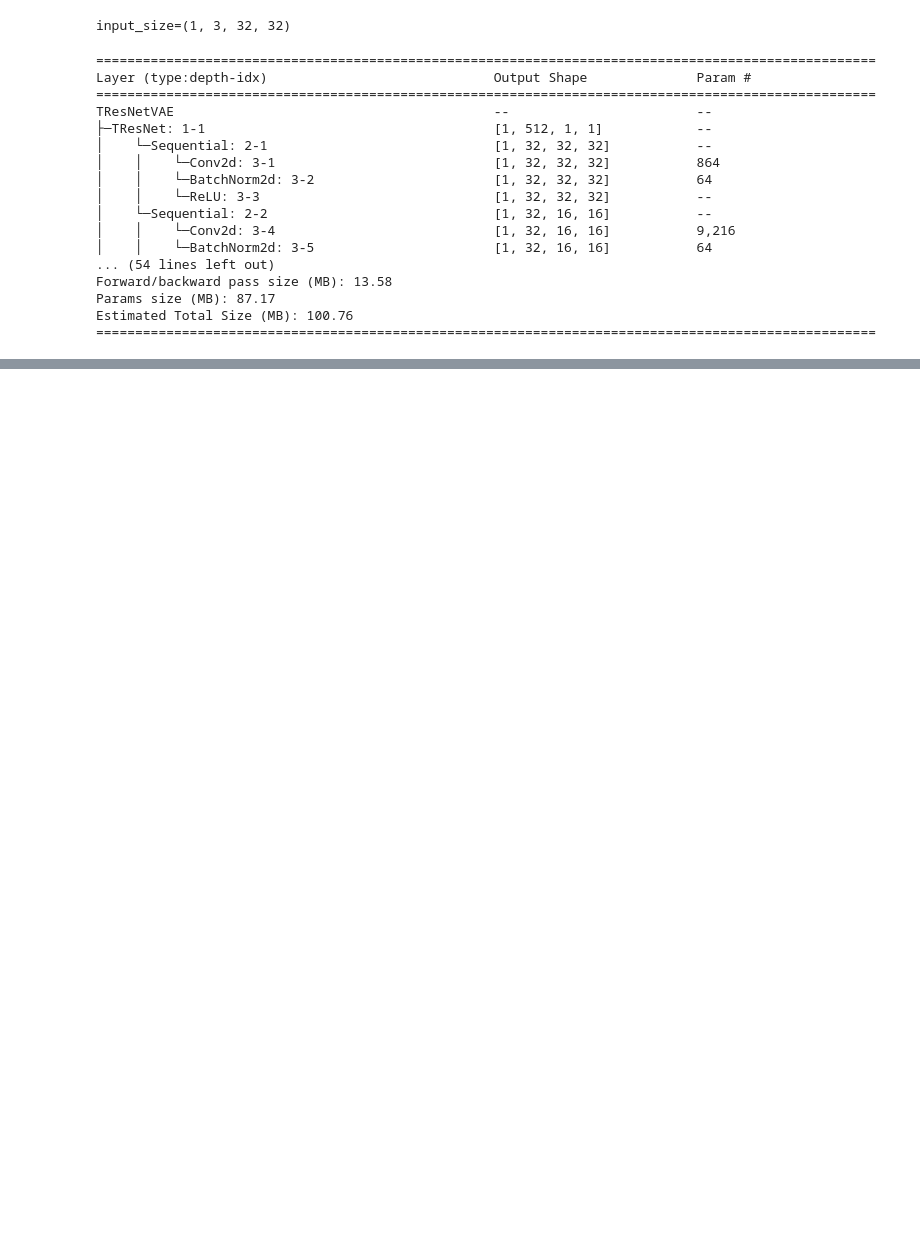
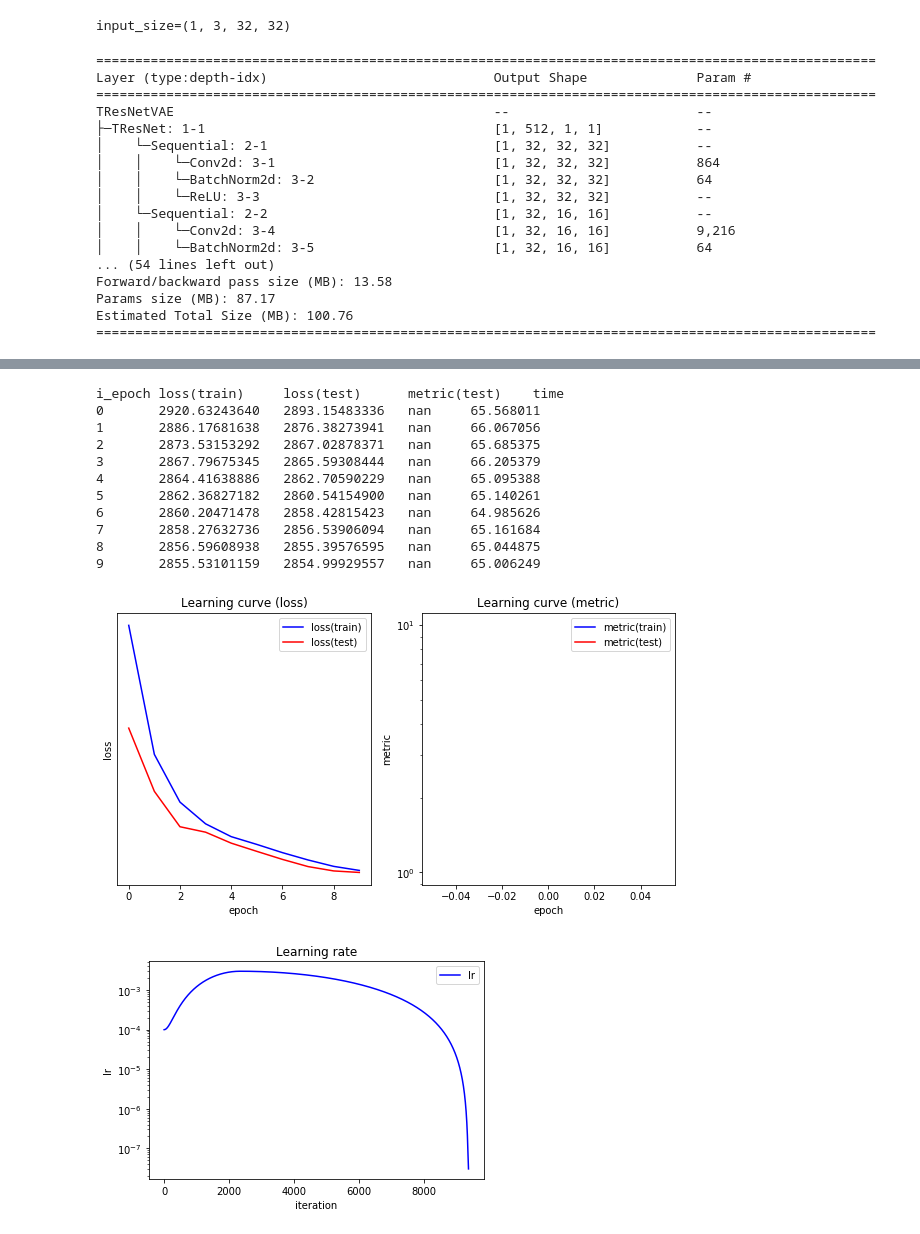
Before and after one commit to akihikoy/ay_test, a Jupyter notebook: python/torch/vae_cifar10_1.ipynb, the cells around one changed output, grey strips where cells are left out. Saved outputs shown, nothing was run; the diff lists cells and outputs as text; code cells hidden in the pictures; blank space fills up the shorter version.

```diff
--- a/python/torch/vae_cifar10_1.ipynb
+++ b/python/torch/vae_cifar10_1.ipynb
@@ -393,0 +502,28 @@ PlotImgGrid(pred, labels, rows=1)
+# %%
+# lr_min,lr_max= 1.e-4, 3.e-3
+FitOneCycle(net, n_epoch=10, lr_max=lr_max, div_init=lr_max/lr_min,
+    opt=opt, f_loss=f_loss, f_metric=f_metric,
+    dl_train=dl_train, dl_test=dl_test, tfm_batch=tfm_batch,
+    callbacks=(logger.Callbacks(),disp.Callbacks()),
+    device=device)
+# Fit(net, n_epoch=10, lr=1.e-3,
+#     opt=opt, f_loss=f_loss, f_metric=f_metric,
+#     dl_train=dl_train, dl_test=dl_test, tfm_batch=tfm_batch,
+#     callbacks=(logger.Callbacks(),disp.Callbacks()),
+#     device=device)
+logger.Plot()
+logger.PlotLR()
+# %% [output]
+i_epoch loss(train)     loss(test)      metric(test)    time
+0       2920.63243640   2893.15483336   nan     65.568011
+1       2886.17681638   2876.38273941   nan     66.067056
+2       2873.53153292   2867.02878371   nan     65.685375
+3       2867.79675345   2865.59308444   nan     66.205379
+4       2864.41638886   2862.70590229   nan     65.095388
+5       2862.36827182   2860.54154900   nan     65.140261
+6       2860.20471478   2858.42815423   nan     64.985626
+7       2858.27632736   2856.53906094   nan     65.161684
+8       2856.59608938   2855.39576595   nan     65.044875
+9       2855.53101159   2854.99929557   nan     65.006249
+[figure, added]
+[figure, added]
```
Also changed, not shown: parts of 18 cells of this notebook, 1 other file.
